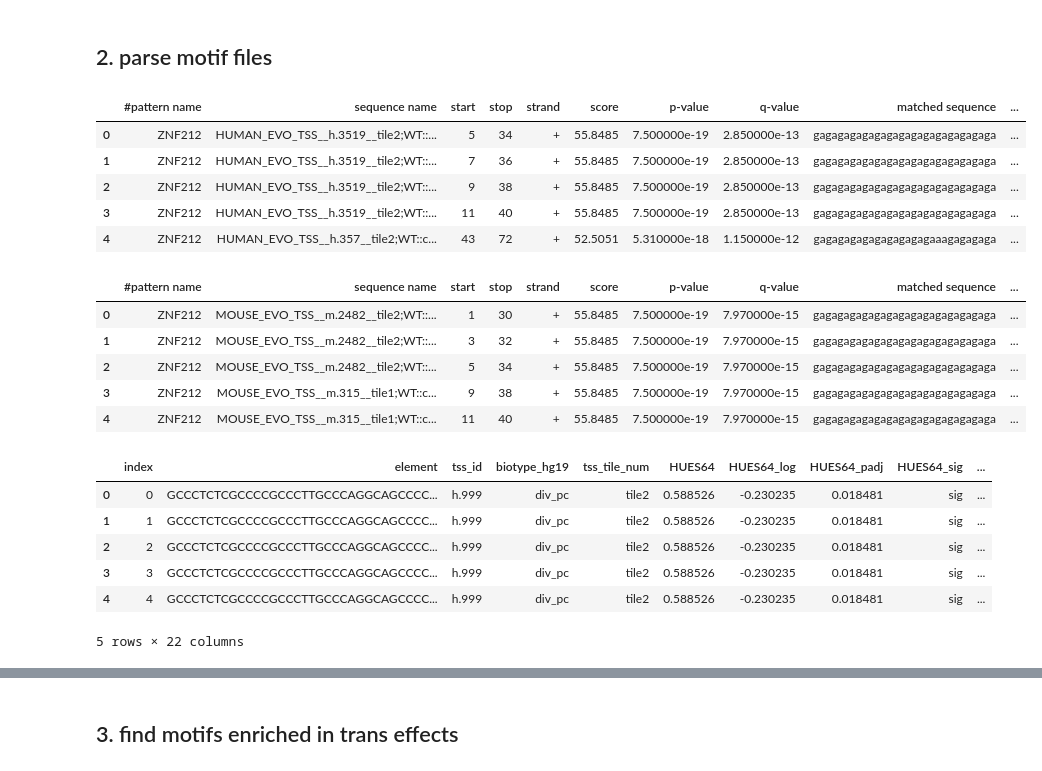
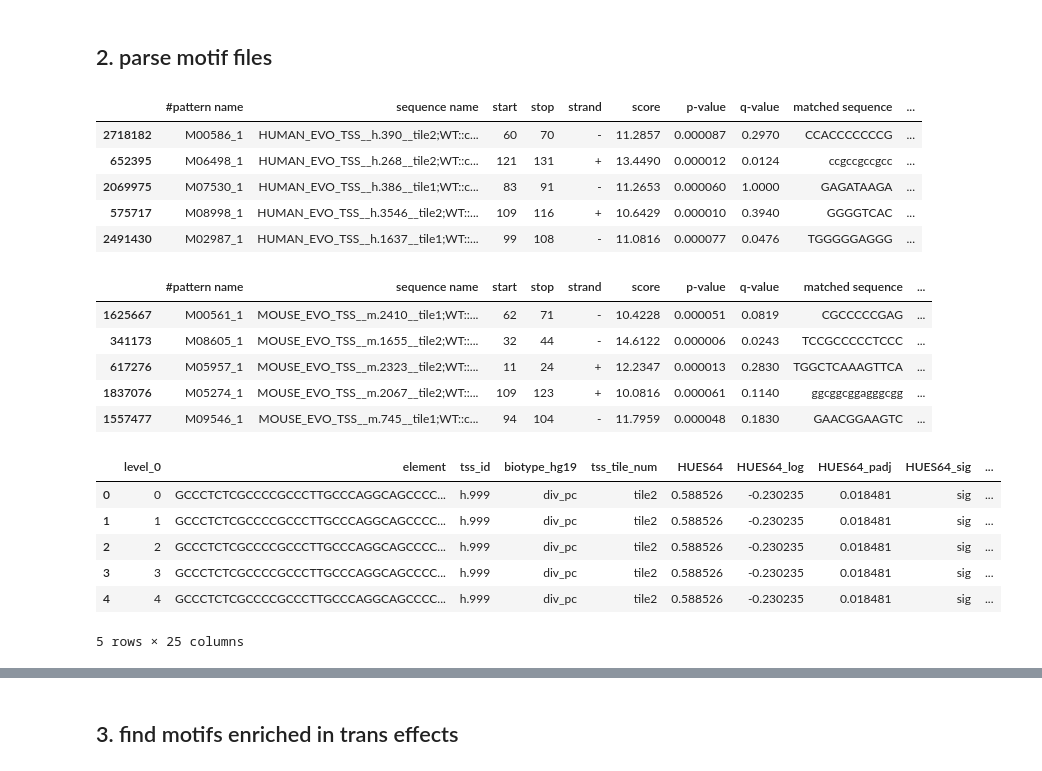
Before and after one commit to wod31/2019__lncRNA_evolution_mpra, a Jupyter notebook: analysis/04__features/00__motifs/00__motifs.ipynb, the cells around one changed output, grey strips where cells are left out. Cells and saved outputs as stored; diff of their text form; code cells hidden in the pictures.

```diff
--- a/analysis/04__features/00__motifs/00__motifs.ipynb
+++ b/analysis/04__features/00__motifs/00__motifs.ipynb
@@ -36,6 +36,9 @@ mouse_max_f = "%s/mouse_TSS_vals.max_tile.txt" % data_dir
 # %%
 results_dir = "../../../data/02__mpra/03__results"
 results_f = "%s/native_cis_trans_effects_data.txt" % results_dir
+# %%
+motif_info_dir = "../../../misc/02__motif_info"
+motif_map_f = "%s/00__lambert_et_al_files/00__metadata/curated_motif_map.txt" % motif_info_dir
 # %%
 motif_dir = "../../../data/04__mapped_motifs"
 human_motifs_f = "%s/hg19_human_curated_tfs_out/fimo.txt.gz" % motif_dir
@@ -69,3 +74,6 @@ human_max.head()
 | 2 | AAAAGGCAGTGCTTGATTCAATTCAACATTCAC... | h.997 | div_pc | tile2 | 0.423129 | -0.373527 | 2.996315e-01 | not sig | ... |
 | 3 | CGGAGGGGCGGGGCAAGAGTGGGAGGAGACCCT... | h.996 | div_pc | tile2 | 2.452145 | 0.389546 | 5.019212e-74 | sig | ... |
 | 4 | AGGGTGGTGCGTGGTCTACGGCGAGCGGAGTGG... | h.995 | div_pc | tile1 | 0.994045 | -0.002594 | 6.400385e-09 | sig | ... |
+# %%
+motif_map = pd.read_table(motif_map_f)
+motif_map.head()
@@ -122,29 +147,31 @@ mouse_expr.head()
 # %% [markdown]
 ## 2. parse motif files
 # %%
+human_motifs = human_motifs.merge(motif_map, left_on="#pattern name", right_on="index", how="left")
 human_motifs["hg19_id"] = human_motifs["sequence name"].str.split("__", expand=True)[1]
 human_motifs["tile_num"] = human_motifs["sequence name"].str.split(";", expand=True)[0].str.split("__", expand=True)[2]
 human_motifs["tss_strand"] = human_motifs["sequence name"].str[-2]
-human_motifs.head()
+human_motifs.sample(5)
 # %% [output]
 |  | #pattern name | sequence name | start | stop | strand | score | p-value | q-value | matched sequence | ... |
-| 0 | ZNF212 | HUMAN_EVO_TSS__h.3519__tile2;WT::... | 5 | 34 | + | 55.8485 | 7.500000e-19 | 2.850000e-13 | gagagagagagagagagagagagagagaga | ... |
-| 1 | ZNF212 | HUMAN_EVO_TSS__h.3519__tile2;WT::... | 7 | 36 | + | 55.8485 | 7.500000e-19 | 2.850000e-13 | gagagagagagagagagagagagagagaga | ... |
-| 2 | ZNF212 | HUMAN_EVO_TSS__h.3519__tile2;WT::... | 9 | 38 | + | 55.8485 | 7.500000e-19 | 2.850000e-13 | gagagagagagagagagagagagagagaga | ... |
-| 3 | ZNF212 | HUMAN_EVO_TSS__h.3519__tile2;WT::... | 11 | 40 | + | 55.8485 | 7.500000e-19 | 2.850000e-13 | gagagagagagagagagagagagagagaga | ... |
-| 4 | ZNF212 | HUMAN_EVO_TSS__h.357__tile2;WT::c... | 43 | 72 | + | 52.5051 | 5.310000e-18 | 1.150000e-12 | gagagagagagagagagagaaagagagaga | ... |
+| 2718182 | M00586_1 | HUMAN_EVO_TSS__h.390__tile2;WT::c... | 60 | 70 | - | 11.2857 | 0.000087 | 0.2970 | CCACCCCCCCG | ... |
+| 652395 | M06498_1 | HUMAN_EVO_TSS__h.268__tile2;WT::c... | 121 | 131 | + | 13.4490 | 0.000012 | 0.0124 | ccgccgccgcc | ... |
+| 2069975 | M07530_1 | HUMAN_EVO_TSS__h.386__tile1;WT::c... | 83 | 91 | - | 11.2653 | 0.000060 | 1.0000 | GAGATAAGA | ... |
+| 575717 | M08998_1 | HUMAN_EVO_TSS__h.3546__tile2;WT::... | 109 | 116 | + | 10.6429 | 0.000010 | 0.3940 | GGGGTCAC | ... |
+| 2491430 | M02987_1 | HUMAN_EVO_TSS__h.1637__tile1;WT::... | 99 | 108 | - | 11.0816 | 0.000077 | 0.0476 | TGGGGGAGGG | ... |
 # %%
+mouse_motifs = mouse_motifs.merge(motif_map, left_on="#pattern name", right_on="index", how="left")
 mouse_motifs["mm9_id"] = mouse_motifs["sequence name"].str.split("__", expand=True)[1]
 mouse_motifs["tss_strand"] = mouse_motifs["sequence name"].str[-2]
 mouse_motifs["tile_num"] = mouse_motifs["sequence name"].str.split(";", expand=True)[0].str.split("__", expand=True)[2]
-mouse_motifs.head()
+mouse_motifs.sample(5)
 # %% [output]
 |  | #pattern name | sequence name | start | stop | strand | score | p-value | q-value | matched sequence | ... |
-| 0 | ZNF212 | MOUSE_EVO_TSS__m.2482__tile2;WT::... | 1 | 30 | + | 55.8485 | 7.500000e-19 | 7.970000e-15 | gagagagagagagagagagagagagagaga | ... |
-| 1 | ZNF212 | MOUSE_EVO_TSS__m.2482__tile2;WT::... | 3 | 32 | + | 55.8485 | 7.500000e-19 | 7.970000e-15 | gagagagagagagagagagagagagagaga | ... |
-| 2 | ZNF212 | MOUSE_EVO_TSS__m.2482__tile2;WT::... | 5 | 34 | + | 55.8485 | 7.500000e-19 | 7.970000e-15 | gagagagagagagagagagagagagagaga | ... |
-| 3 | ZNF212 | MOUSE_EVO_TSS__m.315__tile1;WT::c... | 9 | 38 | + | 55.8485 | 7.500000e-19 | 7.970000e-15 | gagagagagagagagagagagagagagaga | ... |
-| 4 | ZNF212 | MOUSE_EVO_TSS__m.315__tile1;WT::c... | 11 | 40 | + | 55.8485 | 7.500000e-19 | 7.970000e-15 | gagagagagagagagagagagagagagaga | ... |
+| 1625667 | M00561_1 | MOUSE_EVO_TSS__m.2410__tile1;WT::... | 62 | 71 | - | 10.4228 | 0.000051 | 0.0819 | CGCCCCCGAG | ... |
+| 341173 | M08605_1 | MOUSE_EVO_TSS__m.1655__tile2;WT::... | 32 | 44 | - | 14.6122 | 0.000006 | 0.0243 | TCCGCCCCCTCCC | ... |
+| 617276 | M05957_1 | MOUSE_EVO_TSS__m.2323__tile2;WT::... | 11 | 24 | + | 12.2347 | 0.000013 | 0.2830 | TGGCTCAAAGTTCA | ... |
+| 1837076 | M05274_1 | MOUSE_EVO_TSS__m.2067__tile2;WT::... | 109 | 123 | + | 10.0816 | 0.000061 | 0.1140 | ggcggcggagggcgg | ... |
+| 1557477 | M09546_1 | MOUSE_EVO_TSS__m.745__tile1;WT::c... | 94 | 104 | - | 11.7959 | 0.000048 | 0.1830 | GAACGGAAGTC | ... |
 # %%
 # limit motif tiles to those that are max tiles (since we mapped motifs in both tiles)
 human_max_motifs = human_max.merge(human_motifs, left_on=["tss_id", "tss_tile_num"],
@@ -152,13 +179,13 @@ human_max_motifs = human_max.merge(human_motifs, left_on=["tss_id", "tss_tile_nu
 human_max_motifs = human_max_motifs[~pd.isnull(human_max_motifs["element"])]
 human_max_motifs.head()
 # %% [output]
-|  | index | element | tss_id | biotype_hg19 | tss_tile_num | HUES64 | HUES64_log | HUES64_padj | HUES64_sig | ... |
+|  | level_0 | element | tss_id | biotype_hg19 | tss_tile_num | HUES64 | HUES64_log | HUES64_padj | HUES64_sig | ... |
 | 0 | 0 | GCCCTCTCGCCCCGCCCTTGCCCAGGCAGCCCC... | h.999 | div_pc | tile2 | 0.588526 | -0.230235 | 0.018481 | sig | ... |
 | 1 | 1 | GCCCTCTCGCCCCGCCCTTGCCCAGGCAGCCCC... | h.999 | div_pc | tile2 | 0.588526 | -0.230235 | 0.018481 | sig | ... |
 | 2 | 2 | GCCCTCTCGCCCCGCCCTTGCCCAGGCAGCCCC... | h.999 | div_pc | tile2 | 0.588526 | -0.230235 | 0.018481 | sig | ... |
 | 3 | 3 | GCCCTCTCGCCCCGCCCTTGCCCAGGCAGCCCC... | h.999 | div_pc | tile2 | 0.588526 | -0.230235 | 0.018481 | sig | ... |
 | 4 | 4 | GCCCTCTCGCCCCGCCCTTGCCCAGGCAGCCCC... | h.999 | div_pc | tile2 | 0.588526 | -0.230235 | 0.018481 | sig | ... |
-5 rows × 22 columns
+5 rows × 25 columns
 # %%
 # limit motif tiles to those that are max tiles (since we mapped motifs in both tiles)
 mouse_max_motifs = mouse_max.merge(mouse_motifs, left_on=["tss_id", "tss_tile_num"],
```
Also changed, not shown: parts of 52 cells of this notebook, 29 other files.
